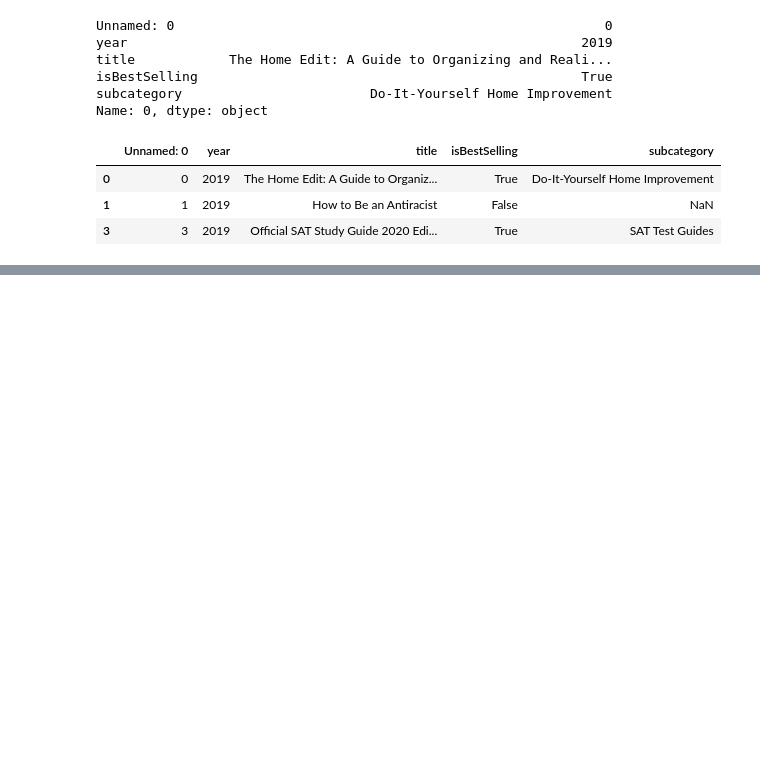
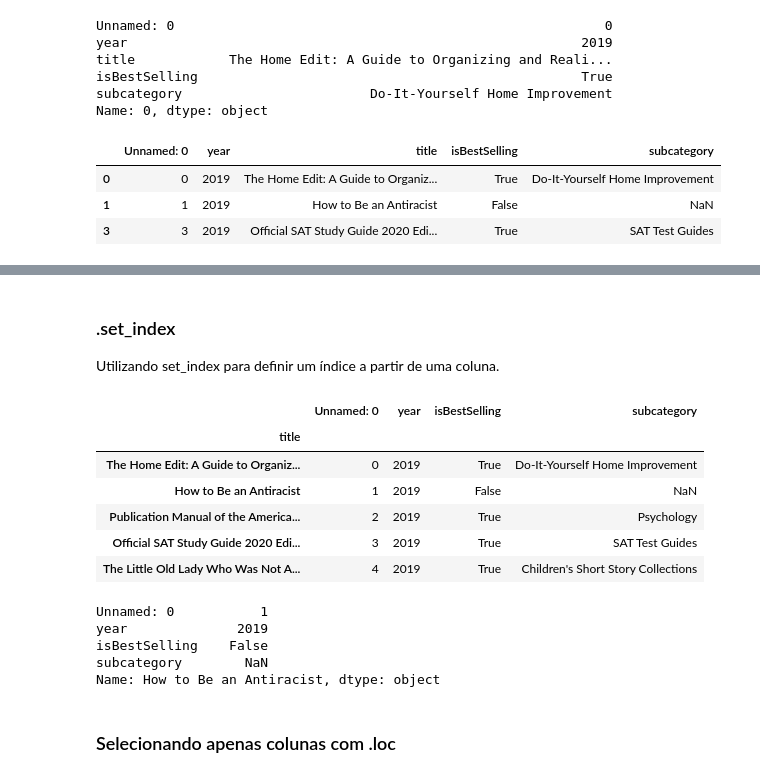
Before and after one commit to pedrohsc-dev/pandas2, a Jupyter notebook: pandas2.ipynb, the cells around one changed output, grey strips where cells are left out. Saved outputs shown, nothing was run; the diff lists cells and outputs as text; code cells hidden in the pictures; blank space fills up the shorter version.

```diff
--- a/pandas2.ipynb
+++ b/pandas2.ipynb
@@ -84,0 +98,32 @@ dados.loc[[0, 1, 3]]
+# %% [markdown]
+### .set_index
+Utilizando set_index para definir um índice a partir de uma coluna.
+# %%
+# Podemos achar a linha por seu valor contido.
+
+#Primeiro ddevemos deinir uma coluna como index por meio de set_index.
+
+dados_index = dados.set_index("title")
+
+# Ao fazer isto "title" deixa de ser uma coluna e passar a ser um índice.
+dados_index.head()
+# %% [output]
+|  | Unnamed: 0 | year | isBestSelling | subcategory |
+| title |  |  |  |  |
+| The Home Edit: A Guide to Organiz... | 0 | 2019 | True | Do-It-Yourself Home Improvement |
+| How to Be an Antiracist | 1 | 2019 | False | NaN |
+| Publication Manual of the America... | 2 | 2019 | True | Psychology |
+| Official SAT Study Guide 2020 Edi... | 3 | 2019 | True | SAT Test Guides |
+| The Little Old Lady Who Was Not A... | 4 | 2019 | True | Children's Short Story Collections |
+# %%
+# Desta forma e posso buscar a linha desejada pelo Título do livro desejado, usando o .loc
+
+dados_index.loc["How to Be an Antiracist"]
+# %% [output]
+Unnamed: 0           1
+year              2019
+isBestSelling    False
+subcategory        NaN
+Name: How to Be an Antiracist, dtype: object
+# %% [markdown]
+### Selecionando apenas colunas com .loc
```
Also changed, not shown: parts of 9 cells of this notebook.
